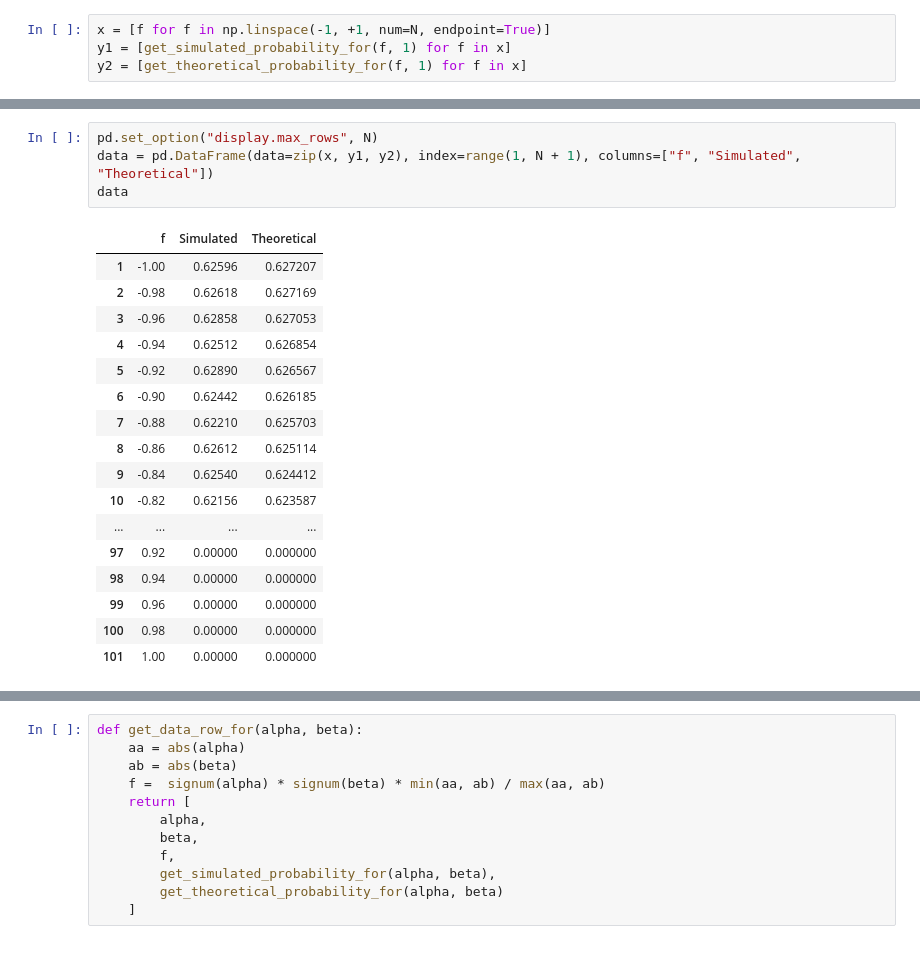
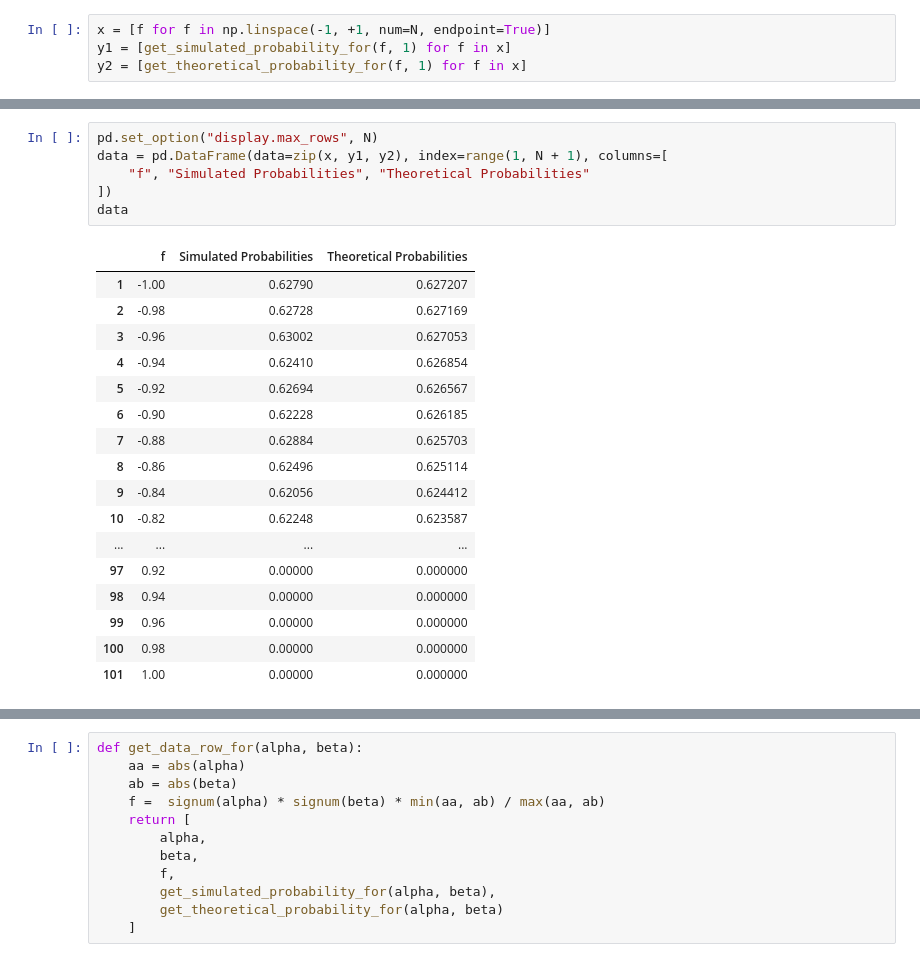
Before and after one commit to hungrybluedev/uniform-general-case, a Jupyter notebook: Algorithms for obtaining Simulated and Theoretical Probabilities.ipynb, the cells around one changed output, grey strips where cells are left out. Cells and saved outputs as stored; diff of their text form.

```diff
--- a/Algorithms for obtaining Simulated and Theoretical Probabilities.ipynb
+++ b/Algorithms for obtaining Simulated and Theoretical Probabilities.ipynb
@@ -112,19 +111,21 @@ plt
 # %%
 pd.set_option("display.max_rows", N)
-data = pd.DataFrame(data=zip(x, y1, y2), index=range(1, N + 1), columns=["f", "Simulated", "Theoretical"])
+data = pd.DataFrame(data=zip(x, y1, y2), index=range(1, N + 1), columns=[
+    "f", "Simulated Probabilities", "Theoretical Probabilities"
+])
 data
 # %% [output]
-|  | f | Simulated | Theoretical |
-| 1 | -1.00 | 0.62596 | 0.627207 |
-| 2 | -0.98 | 0.62618 | 0.627169 |
-| 3 | -0.96 | 0.62858 | 0.627053 |
-| 4 | -0.94 | 0.62512 | 0.626854 |
-| 5 | -0.92 | 0.62890 | 0.626567 |
-| 6 | -0.90 | 0.62442 | 0.626185 |
-| 7 | -0.88 | 0.62210 | 0.625703 |
-| 8 | -0.86 | 0.62612 | 0.625114 |
-| 9 | -0.84 | 0.62540 | 0.624412 |
-| 10 | -0.82 | 0.62156 | 0.623587 |
+|  | f | Simulated Probabilities | Theoretical Probabilities |
+| 1 | -1.00 | 0.62790 | 0.627207 |
+| 2 | -0.98 | 0.62728 | 0.627169 |
+| 3 | -0.96 | 0.63002 | 0.627053 |
+| 4 | -0.94 | 0.62410 | 0.626854 |
+| 5 | -0.92 | 0.62694 | 0.626567 |
+| 6 | -0.90 | 0.62228 | 0.626185 |
+| 7 | -0.88 | 0.62884 | 0.625703 |
+| 8 | -0.86 | 0.62496 | 0.625114 |
+| 9 | -0.84 | 0.62056 | 0.624412 |
+| 10 | -0.82 | 0.62248 | 0.623587 |
 | ... | ... | ... | ... |
 | 97 | 0.92 | 0.00000 | 0.000000 |
 | 98 | 0.94 | 0.00000 | 0.000000 |
```
Also changed, not shown: parts of 3 cells of this notebook.
